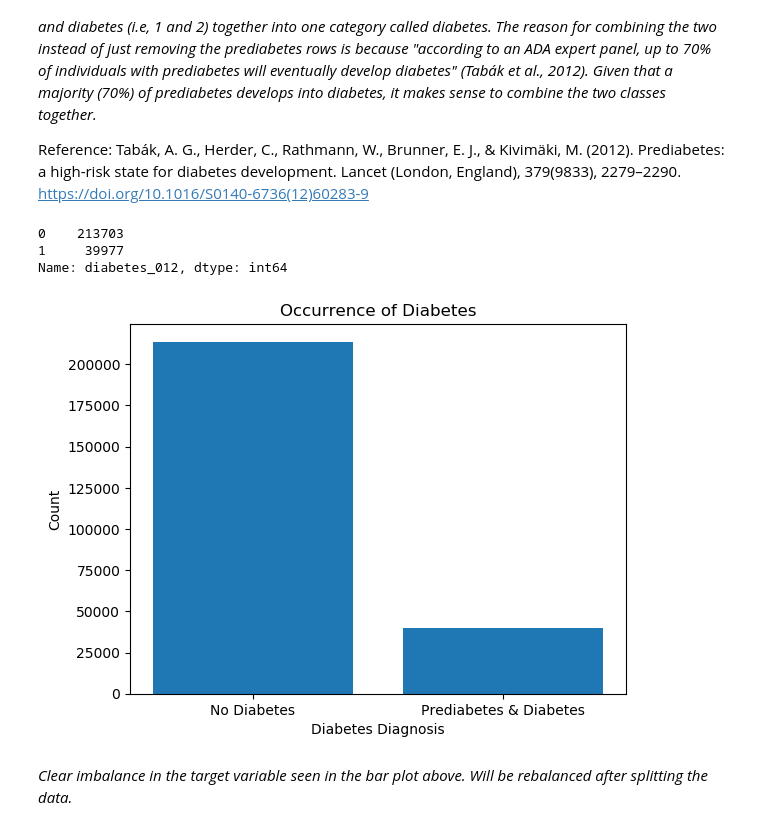
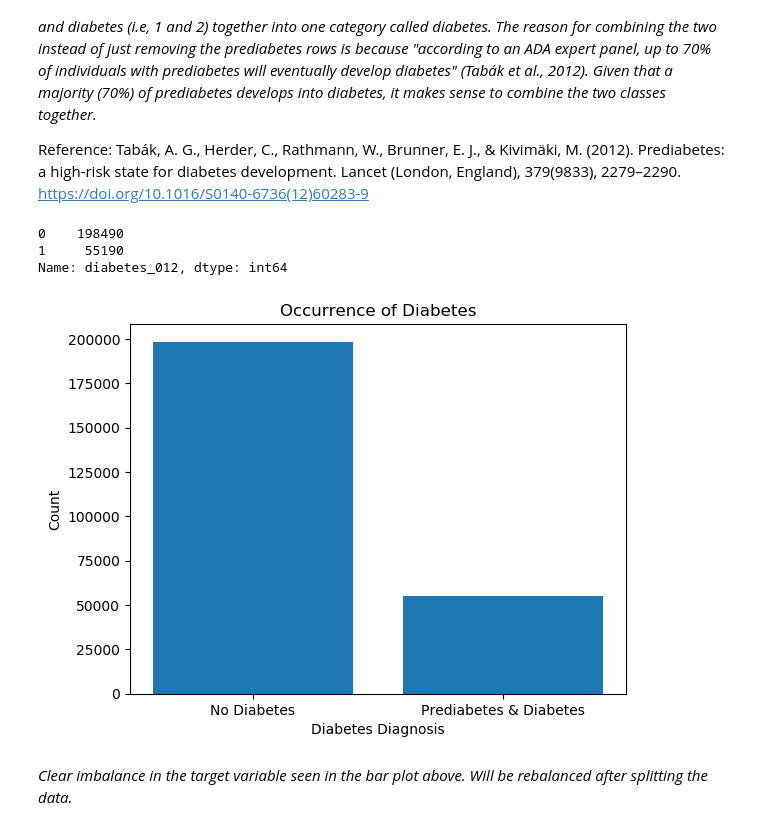
Before and after one commit to ChrisGarciaDS/Predict-Diabetes-Cloud, a Jupyter notebook: analysisNotebook.ipynb, the cells around one changed output. Saved outputs shown, nothing was run; the diff lists cells and outputs as text; code cells hidden in the pictures.

```diff
--- a/analysisNotebook.ipynb
+++ b/analysisNotebook.ipynb
@@ -671,0 +653,5 @@ remove_outliers = """SELECT * FROM remove_missing_values
+# %%
+# Creating pandas df from query
+statement = """SELECT * FROM filter_outliers"""
+diabetes_df = pd.read_sql(statement, conn)
+diabetes_df.head()
@@ -704,21 +698,21 @@ plt.show()
 
 Reference: Tabák, A. G., Herder, C., Rathmann, W., Brunner, E. J., & Kivimäki, M. (2012). Prediabetes: a high-risk state for diabetes development. Lancet (London, England), 379(9833), 2279–2290. https://doi.org/10.1016/S0140-6736(12)60283-9
 # %%
-diabetes_indicators_df.loc[diabetes_indicators_df['diabetes_012'] > 1, 'diabetes_012'] = 1
+diabetes_df.loc[diabetes_df['diabetes_012'] > 1, 'diabetes_012'] = 1
 # %%
-diabetes_indicators_df['diabetes_012'].value_counts()
+diabetes_df['diabetes_012'].value_counts()
 # %% [output]
-0    213703
-1     39977
+0    198490
+1     55190
 Name: diabetes_012, dtype: int64
 # %%
-plt.bar(['No Diabetes', 'Prediabetes & Diabetes'], diabetes_indicators_df['diabetes_012'].value_counts())
+plt.bar(['No Diabetes', 'Prediabetes & Diabetes'], diabetes_df['diabetes_012'].value_counts())
 plt.title('Occurrence of Diabetes')
 plt.xlabel('Diabetes Diagnosis')
 plt.ylabel('Count')
 plt.show()
 # %% [output]
-[figure, old version]
+[figure, new version]
 # %% [markdown]
 *Clear imbalance in the target variable seen in the bar plot above. Will be rebalanced after splitting the data.*
 # %% [markdown]
```
Also changed, not shown: parts of 24 cells of this notebook.
